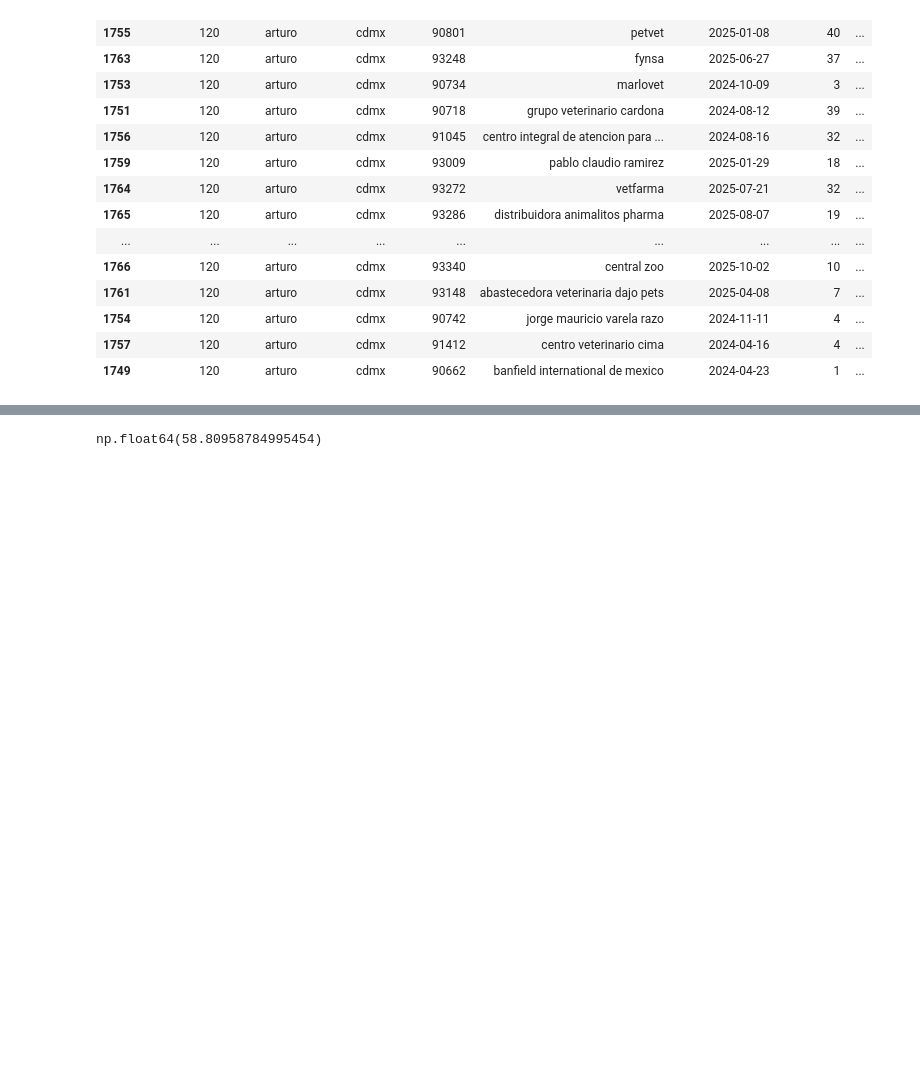
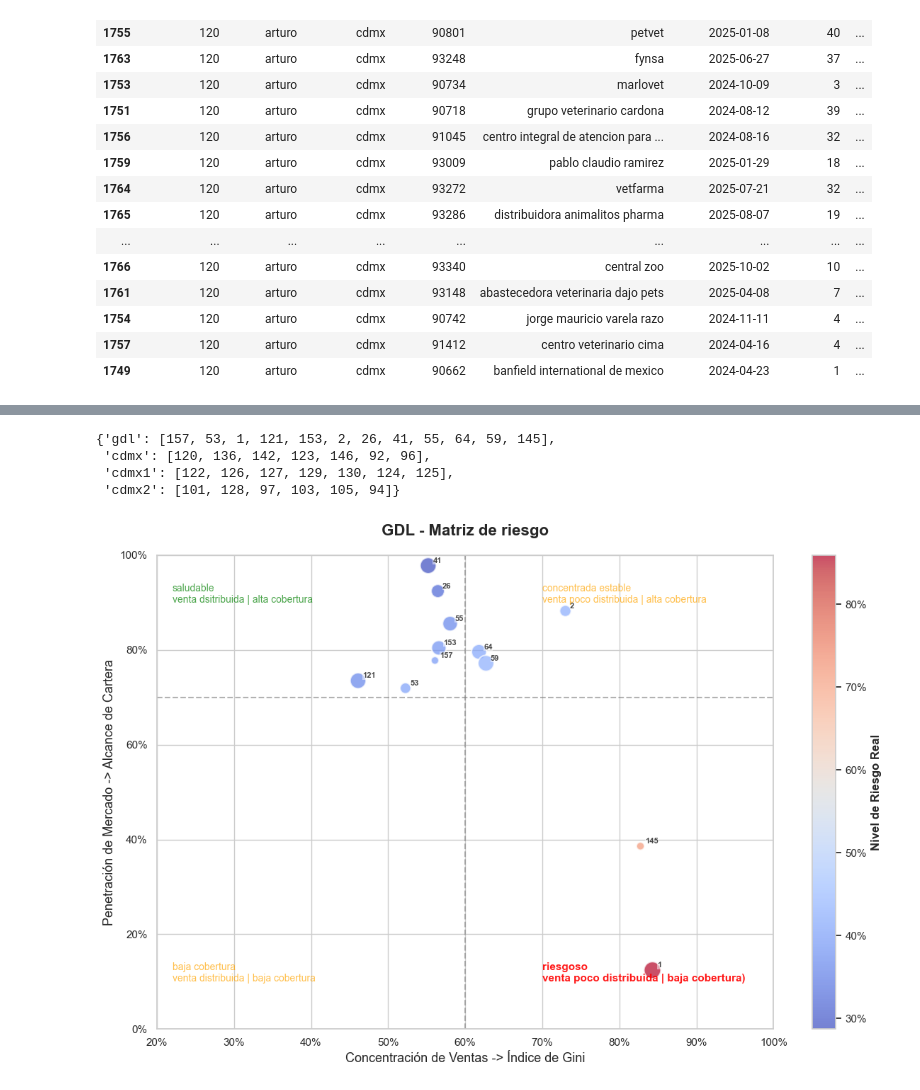
Before and after one commit to angelemmavelasco/kpis-para-creacion-de-estrategia-comercial, a Jupyter notebook: notebooks/main.ipynb, the cells around one changed output, grey strips where cells are left out. Drawn from its saved outputs; the diff is of its cells as text; code cells hidden in the pictures; blank space fills up the shorter version.

```diff
--- a/notebooks/main.ipynb
+++ b/notebooks/main.ipynb
@@ -412,6 +474,67 @@ metrics_routes_df
-# %%
-#umbrales de evaluacion sana
-gini_threshold = metrics_routes_df['Gini'].median()
-gini_threshold
-# %% [output]
-np.float64(58.80958784995454)
+# %%
+routes_by_cedis = {
+    'gdl': routes[routes['warehouse_id'] == 'gdl']['route_number'].tolist(),
+    'cdmx': routes[routes['warehouse_id'] == 'cdmx']['route_number'].tolist(),
+    'cdmx1': routes[routes['warehouse_id'] == 'cdmx1']['route_number'].tolist(),
+    'cdmx2': routes[routes['warehouse_id'] == 'cdmx2']['route_number'].tolist()
+}
+routes_by_cedis
+# %% [output]
+{'gdl': [157, 53, 1, 121, 153, 2, 26, 41, 55, 64, 59, 145],
+ 'cdmx': [120, 136, 142, 123, 146, 92, 96],
+ 'cdmx1': [122, 126, 127, 129, 130, 124, 125],
+ 'cdmx2': [101, 128, 97, 103, 105, 94]}
+# %%
+metrics_routes_df_gdl = metrics_routes_df[metrics_routes_df['ruta'].isin(routes_by_cedis['gdl'])]
+
+sns.set_theme(style="whitegrid")
+plt.figure(figsize=(12, 8))
+
+scatter = plt.scatter(
+    x=metrics_routes_df_gdl['gini'],
+    y=metrics_routes_df_gdl['alcance de cartera'],
+    c=metrics_routes_df_gdl['riesgo'],
+    cmap='coolwarm',
+    s=metrics_routes_df_gdl['clientes con compras'] * 3,
+    alpha=0.7,
+    edgecolors='w',
+    linewidth=1.5
+)
+
+plt.axvline(x=0.6, color='gray', linestyle='--', alpha=0.6)
+plt.axhline(y=0.7, color='gray', linestyle='--', alpha=0.6)
+
+plt.gca().xaxis.set_major_formatter(mtick.PercentFormatter(1.0))
+plt.gca().yaxis.set_major_formatter(mtick.PercentFormatter(1.0))
+
+cbar = plt.colorbar(scatter, format=mtick.PercentFormatter(1.0))
+cbar.set_label('Nivel de Riesgo Real', fontsize=12, fontweight='bold')
+
+for idx, row in metrics_routes_df_gdl.iterrows():
+    plt.text(
+        row['gini'] + 0.006,
+        row['alcance de cartera'] + 0.006,
+        str(int(row['ruta'])),
+        fontsize=8,
+        fontweight='bold',
+        alpha=0.85,
+        bbox=dict(facecolor='white', alpha=0.5, edgecolor='none', pad=0.3)
+    )
+
+
+plt.title('GDL - Matriz de riesgo', fontsize=16, fontweight='bold', pad=20)
+plt.xlabel('Concentración de Ventas -> Índice de Gini', fontsize=13)
+plt.ylabel('Penetración de Mercado -> Alcance de Cartera', fontsize=13)
+
+plt.xlim(0.2, 1.0)
+plt.ylim(0.0, 1.0)
+
+plt.text(0.22, 0.90, 'saludable\nventa dsitribuida | alta cobertura', color='green', alpha=0.7, fontsize=10)
+plt.text(0.70, 0.90, 'concentrada estable\nventa poco distribuida | alta cobertura', color='orange', alpha=0.7, fontsize=10)
+plt.text(0.22, 0.10, 'baja cobertura\nventa distribuida | baja cobertura', color='orange', alpha=0.7, fontsize=10)
+plt.text(0.70, 0.10, 'riesgoso\nventa poco distribuida | baja cobertura)', color='red', alpha=0.9, fontsize=11, fontweight='bold')
+
+plt.tight_layout()
+plt.show()
+# %% [output]
+[figure, added]
```
Also changed, not shown: parts of 7 cells of this notebook, 7 other files.
